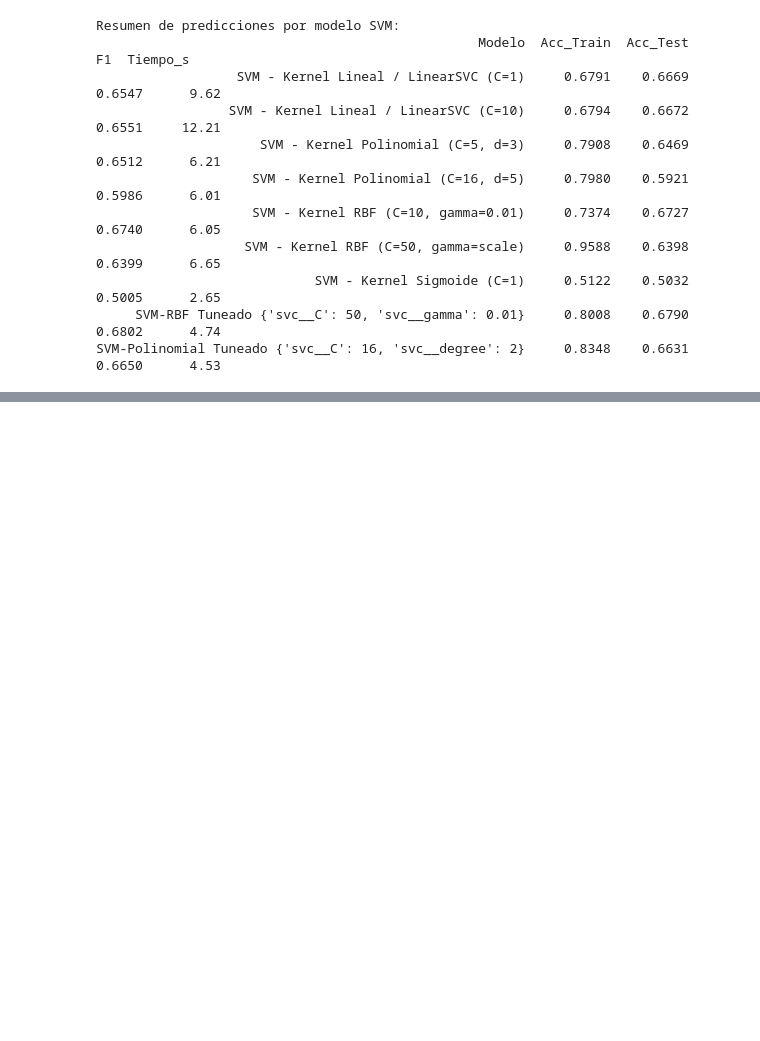
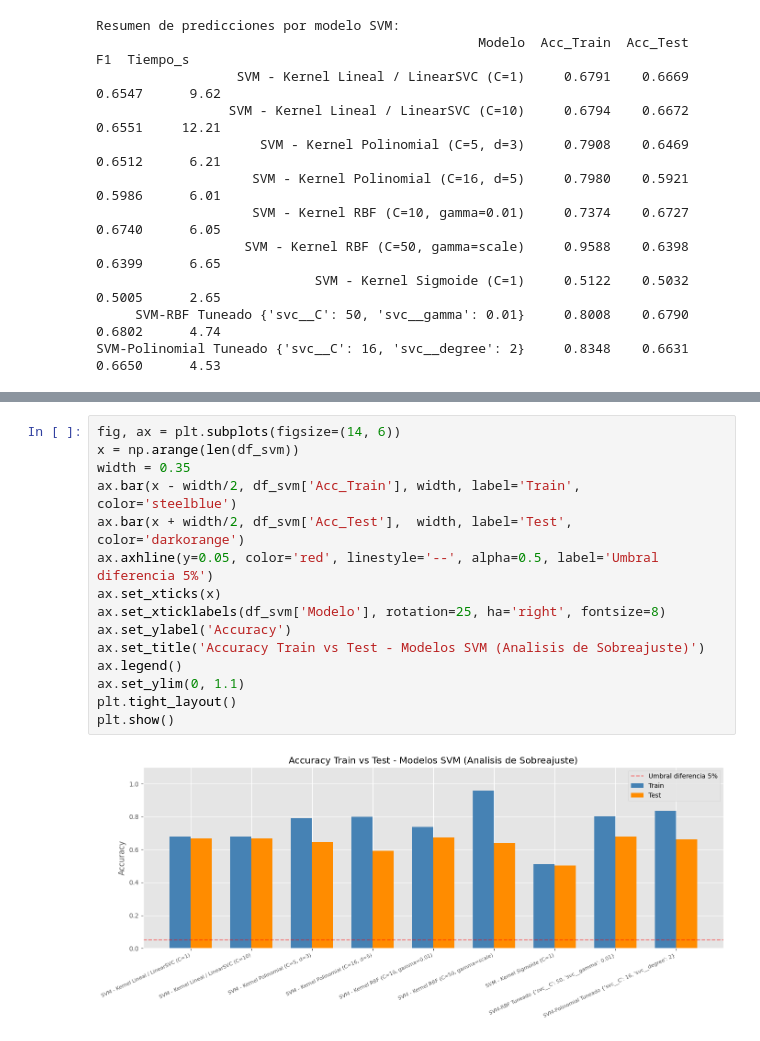
Before and after one commit to miafuentes30/CC3074-Laboratorio8, a Jupyter notebook: lab8.ipynb, the cells around one changed output, grey strips where cells are left out. Saved outputs shown, nothing was run; the diff lists cells and outputs as text; blank space fills up the shorter version.

```diff
--- a/lab8.ipynb
+++ b/lab8.ipynb
@@ -668,0 +696,17 @@ SVM-Polinomial Tuneado {'svc__C': 16, 'svc__degree': 2}     0.8348    0.6631 0.6
+# %%
+fig, ax = plt.subplots(figsize=(14, 6))
+x = np.arange(len(df_svm))
+width = 0.35
+ax.bar(x - width/2, df_svm['Acc_Train'], width, label='Train', color='steelblue')
+ax.bar(x + width/2, df_svm['Acc_Test'],  width, label='Test',  color='darkorange')
+ax.axhline(y=0.05, color='red', linestyle='--', alpha=0.5, label='Umbral diferencia 5%')
+ax.set_xticks(x)
+ax.set_xticklabels(df_svm['Modelo'], rotation=25, ha='right', fontsize=8)
+ax.set_ylabel('Accuracy')
+ax.set_title('Accuracy Train vs Test - Modelos SVM (Analisis de Sobreajuste)')
+ax.legend()
+ax.set_ylim(0, 1.1)
+plt.tight_layout()
+plt.show()
+# %% [output]
+[figure, added]
```
Also changed, not shown: parts of 4 cells of this notebook.
